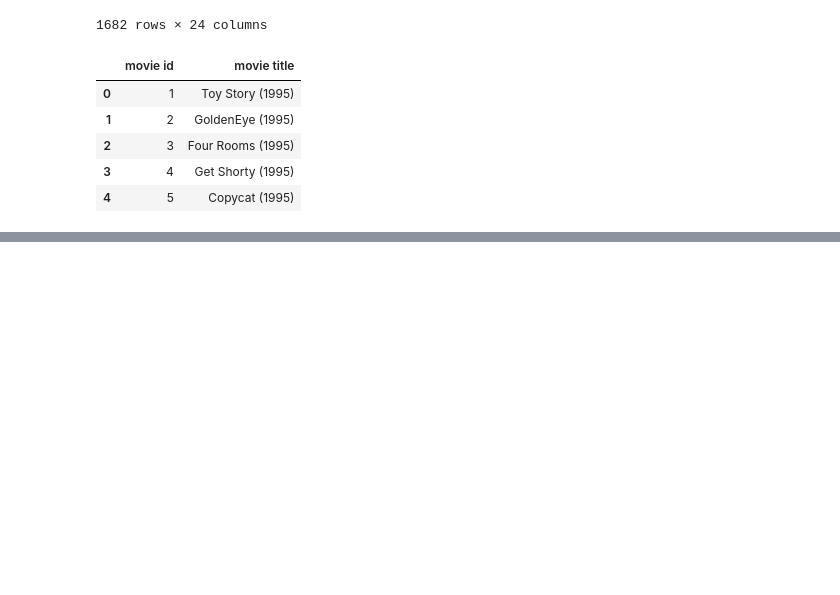
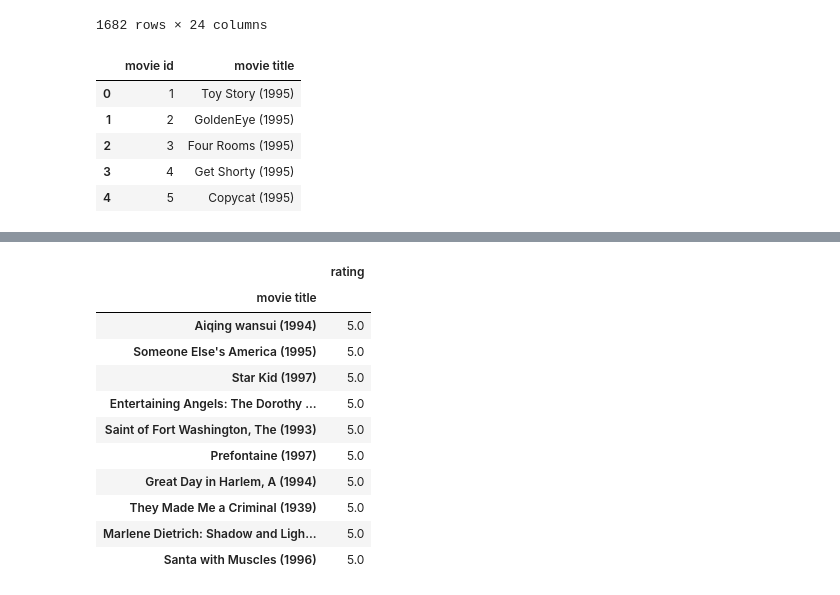
Before and after one commit to ShashankMk031/Recommendation-system, a Jupyter notebook: knowledge_based_recommender_system.ipynb, the cells around one changed output, grey strips where cells are left out. Saved outputs shown, nothing was run; the diff lists cells and outputs as text; code cells hidden in the pictures; blank space fills up the shorter version.

```diff
--- a/knowledge_based_recommender_system.ipynb
+++ b/knowledge_based_recommender_system.ipynb
@@ -113,0 +152,18 @@ movie_dataset.head()
+# %%
+avg_highly_rated_movies = merged_dataset.groupby(['movie title']).agg({"rating":"mean"})['rating'].sort_values(ascending=False)
+avg_highly_rated_movies = avg_highly_rated_movies.to_frame()
+# %%
+avg_highly_rated_movies.head(10)
+# %% [output]
+|  | rating |
+| movie title |  |
+| Aiqing wansui (1994) | 5.0 |
+| Someone Else's America (1995) | 5.0 |
+| Star Kid (1997) | 5.0 |
+| Entertaining Angels: The Dorothy ... | 5.0 |
+| Saint of Fort Washington, The (1993) | 5.0 |
+| Prefontaine (1997) | 5.0 |
+| Great Day in Harlem, A (1994) | 5.0 |
+| They Made Me a Criminal (1939) | 5.0 |
+| Marlene Dietrich: Shadow and Ligh... | 5.0 |
+| Santa with Muscles (1996) | 5.0 |
```
Also changed, not shown: parts of 5 cells of this notebook.
